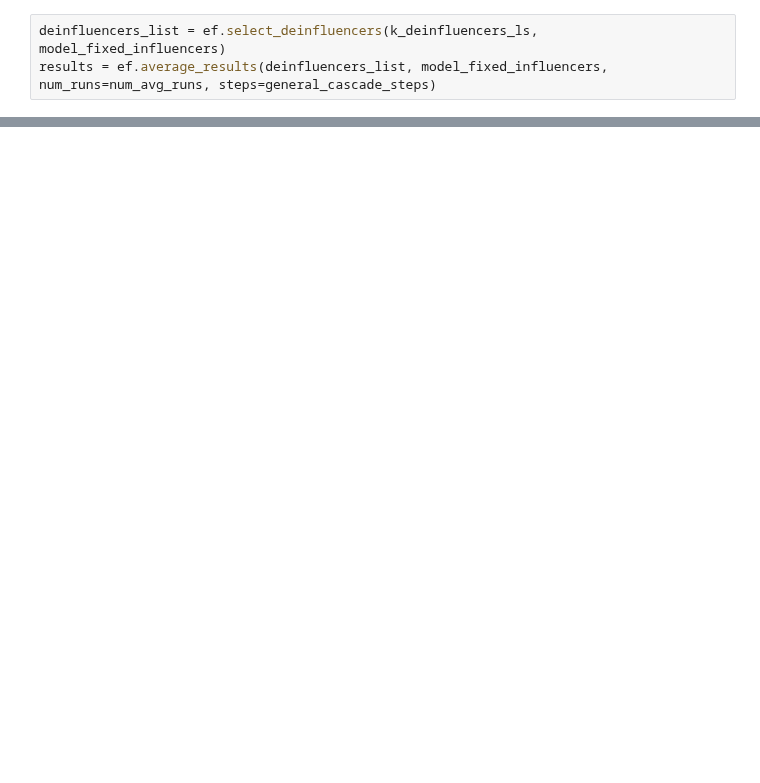
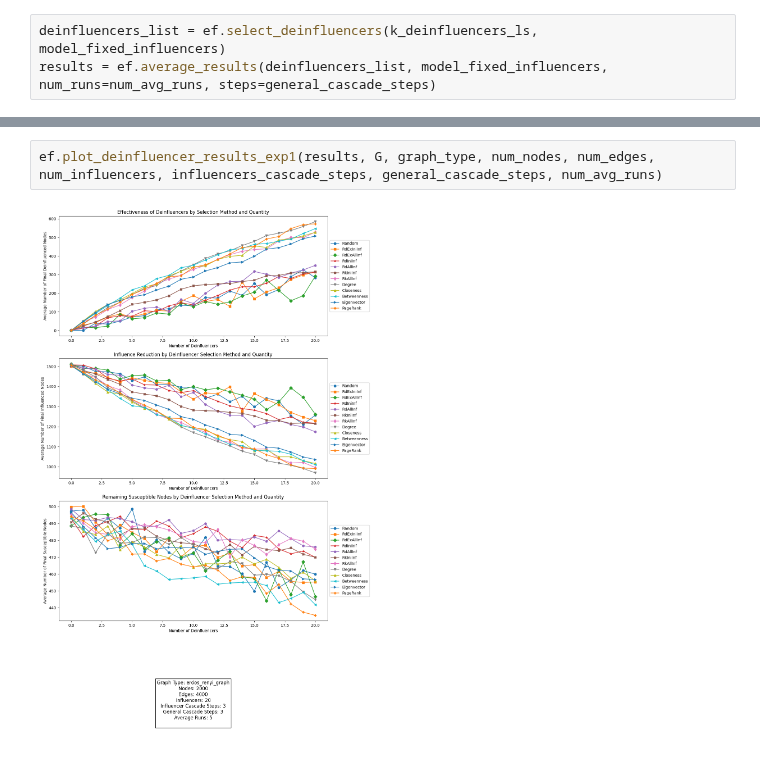
Before and after one commit to huberyhub/im_deinfluence, a Jupyter notebook: exp5/5.1.ipynb, the cells around one changed output, grey strips where cells are left out. Drawn from its saved outputs; the diff is of its cells as text; blank space fills up the shorter version.

```diff
--- a/exp5/5.1.ipynb
+++ b/exp5/5.1.ipynb
@@ -123,0 +47,4 @@ plt.show()
+# %%
+ef.plot_deinfluencer_results_exp1(results, G, graph_type, num_nodes, num_edges, num_influencers, influencers_cascade_steps, general_cascade_steps, num_avg_runs)
+# %% [output]
+[figure, added]
```
Also changed, not shown: parts of 3 cells of this notebook, 8 other files.
